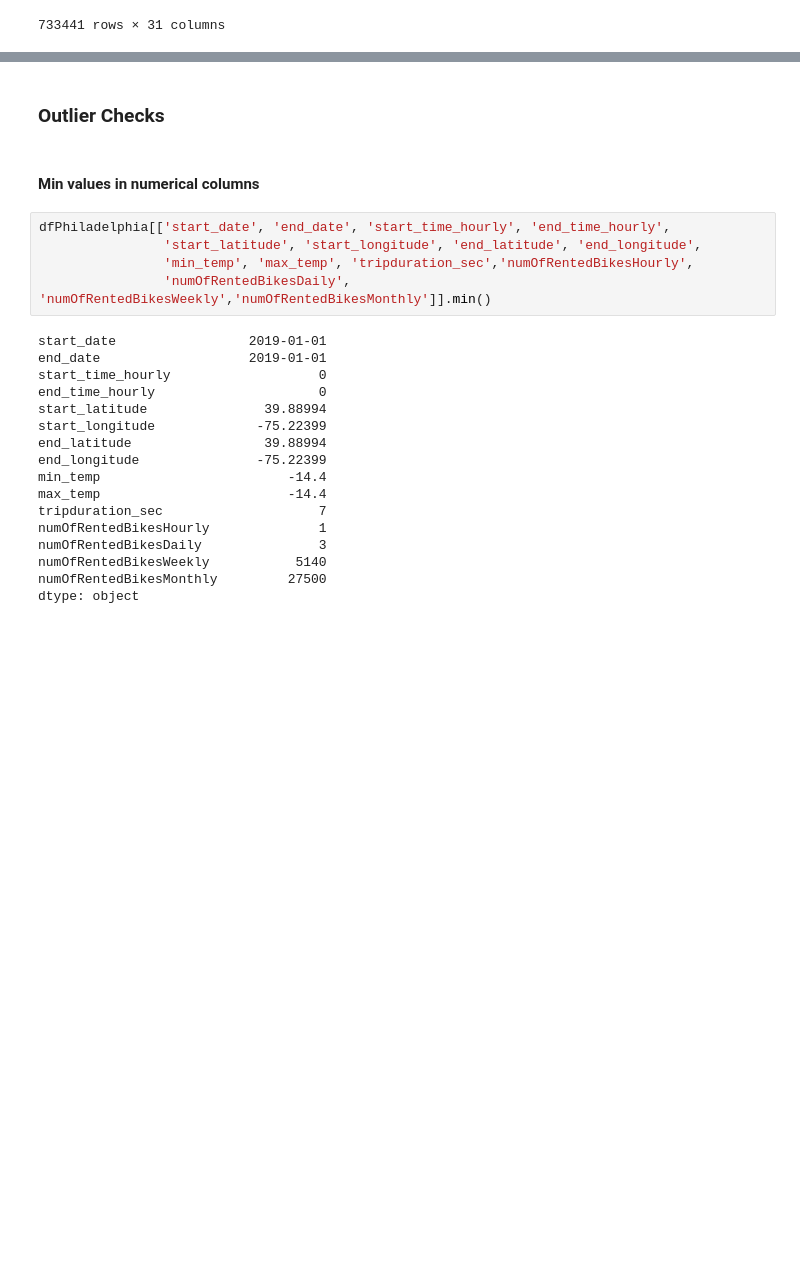
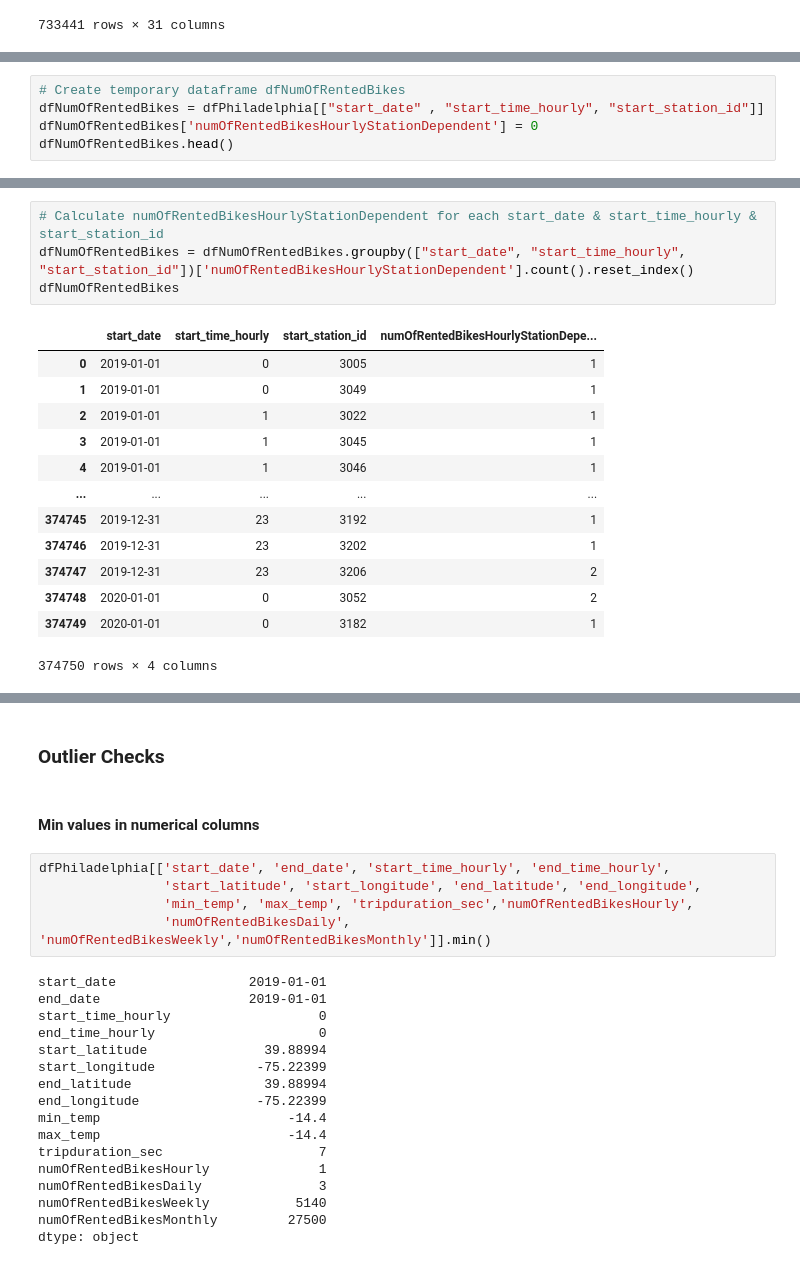
Before and after one commit to Hannah2800/AA_2022_PythonPandas, a Jupyter notebook: Task 1 - Data Collection and Preparation.ipynb, the cells around one changed output, grey strips where cells are left out. Drawn from its saved outputs; the diff is of its cells as text; blank space fills up the shorter version.

Commit message:
added feature numOfRentedBikesHourlyStationDependent

```diff
--- a/Task 1 - Data Collection and Preparation.ipynb
+++ b/Task 1 - Data Collection and Preparation.ipynb
@@ -1094,0 +1097,5 @@ dfPhiladelphia
+# %%
+# Create temporary dataframe dfNumOfRentedBikes
+dfNumOfRentedBikes = dfPhiladelphia[["start_date" , "start_time_hourly", "start_station_id"]]
+dfNumOfRentedBikes['numOfRentedBikesHourlyStationDependent'] = 0
+dfNumOfRentedBikes.head()
@@ -1094,0 +1114,18 @@ dfPhiladelphia
+# %%
+# Calculate numOfRentedBikesHourlyStationDependent for each start_date & start_time_hourly & start_station_id
+dfNumOfRentedBikes = dfNumOfRentedBikes.groupby(["start_date", "start_time_hourly", "start_station_id"])['numOfRentedBikesHourlyStationDependent'].count().reset_index()
+dfNumOfRentedBikes
+# %% [output]
+|  | start_date | start_time_hourly | start_station_id | numOfRentedBikesHourlyStationDepe... |
+| 0 | 2019-01-01 | 0 | 3005 | 1 |
+| 1 | 2019-01-01 | 0 | 3049 | 1 |
+| 2 | 2019-01-01 | 1 | 3022 | 1 |
+| 3 | 2019-01-01 | 1 | 3045 | 1 |
+| 4 | 2019-01-01 | 1 | 3046 | 1 |
+| ... | ... | ... | ... | ... |
+| 374745 | 2019-12-31 | 23 | 3192 | 1 |
+| 374746 | 2019-12-31 | 23 | 3202 | 1 |
+| 374747 | 2019-12-31 | 23 | 3206 | 2 |
+| 374748 | 2020-01-01 | 0 | 3052 | 2 |
+| 374749 | 2020-01-01 | 0 | 3182 | 1 |
+374750 rows × 4 columns
```
Also changed, not shown: parts of 8 cells of this notebook, 1 other file.
